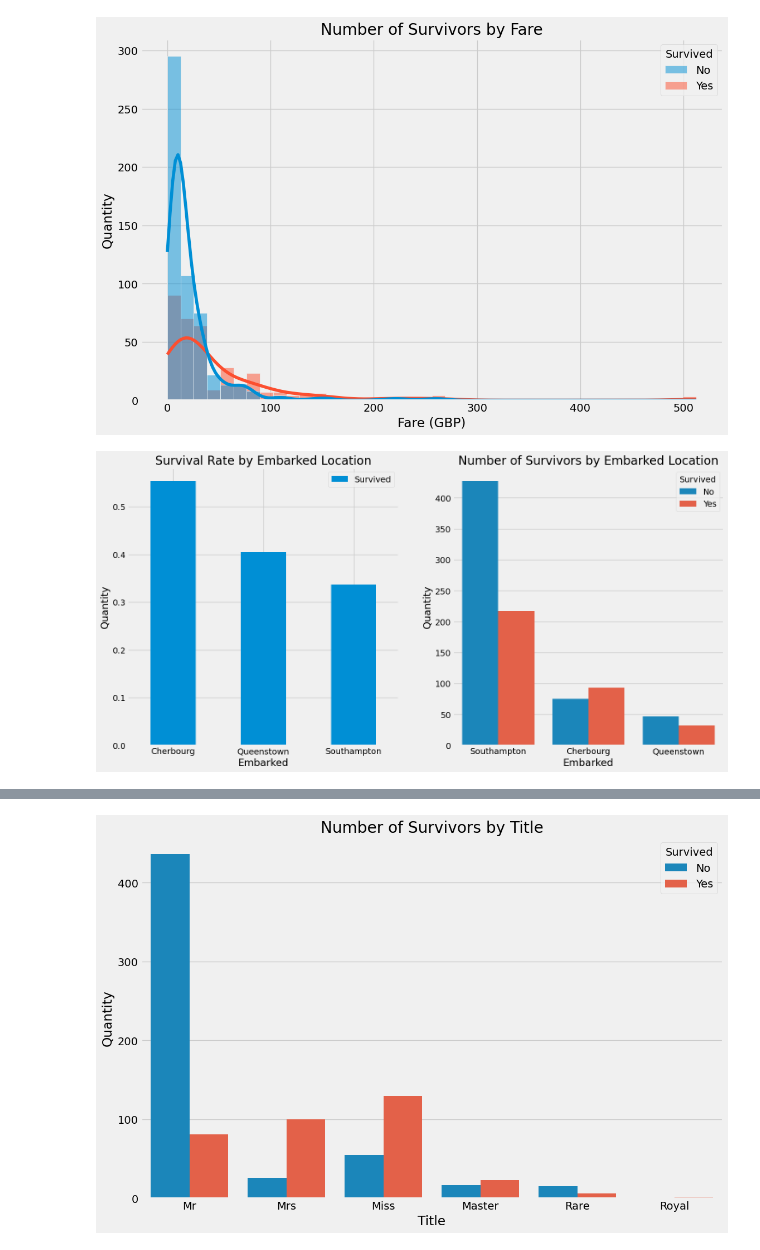
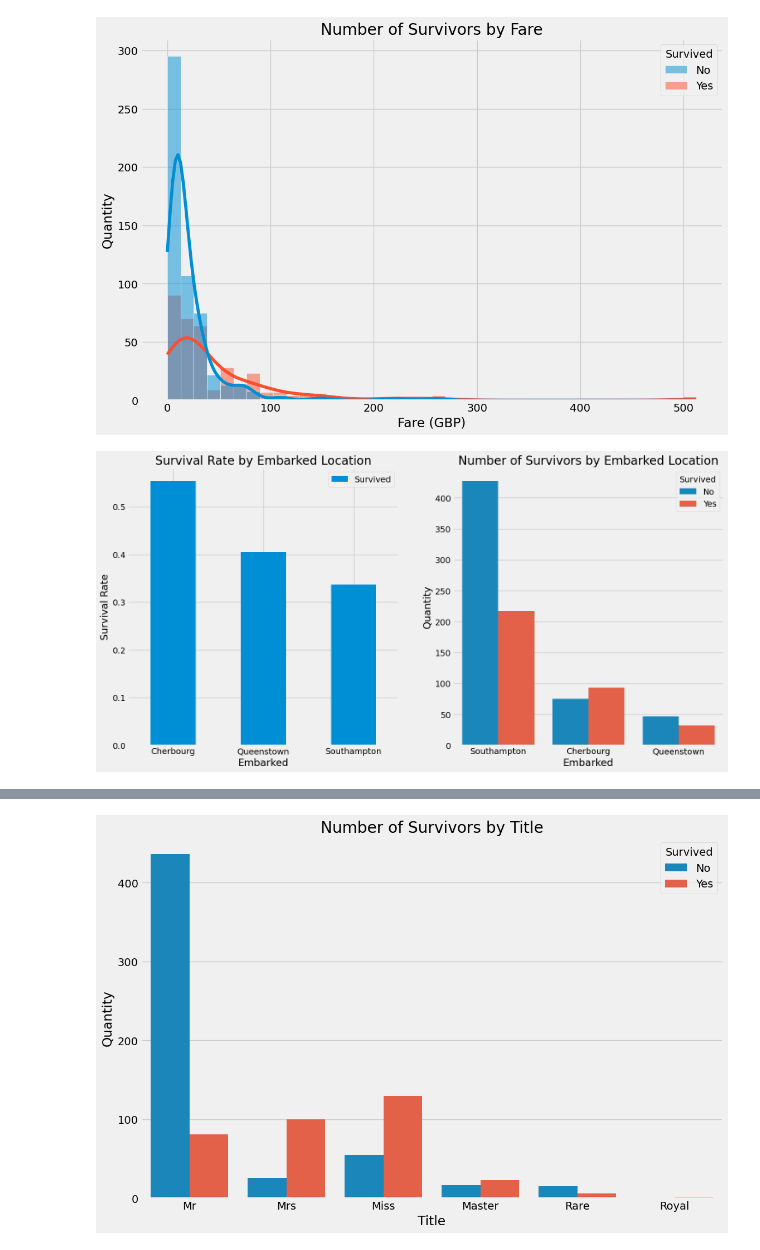
Before and after one commit to 3112aastikg/Titanic-Dataset-Prediction-Model-, a Jupyter notebook: Project Midterm Avaintern Data Analytics.ipynb, the cells around one changed output, grey strips where cells are left out. Cells and saved outputs as stored; diff of their text form; code cells hidden in the pictures.

```diff
--- a/Project Midterm Avaintern Data Analytics.ipynb
+++ b/Project Midterm Avaintern Data Analytics.ipynb
@@ -133,15 +133,15 @@ plt.show()
 # %%
 f, ax = plt.subplots(1, 2, figsize=(16, 8))
 (train.assign(Survived= train['Survived'].eq('Yes'))
      [['Embarked', 'Survived']]
      .groupby(['Embarked']).mean()
      .plot.bar(ax=ax[0])) #embarked comparison of survival rate and number of survivors by embarked location
 ax[0].set_title('Survival Rate by Embarked Location')
-ax[0].set_ylabel('Quantity')
+ax[0].set_ylabel('Survival Rate')
 ax[0].set_xticklabels(ax[0].get_xticklabels(), rotation=0)
 sns.countplot(x='Embarked', hue='Survived', data=train, ax=ax[1])
 ax[1].set_title('Number of Survivors by Embarked Location')
 ax[1].set_ylabel('Quantity')
 plt.show()
 # %% [output]
-[figure, old version]
+[figure, new version]
```
Also changed, not shown: parts of 8 cells of this notebook, 4 other files.
